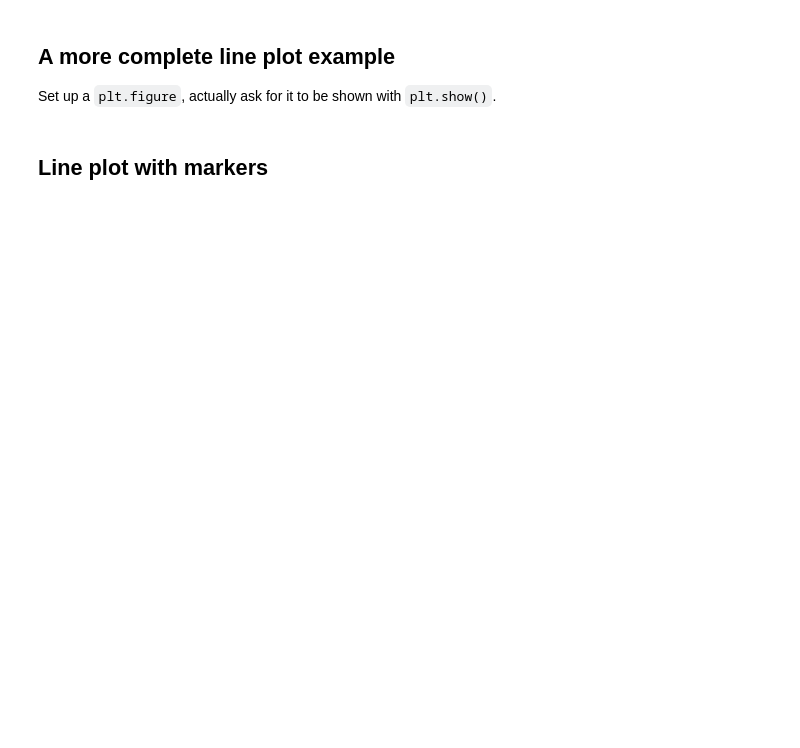
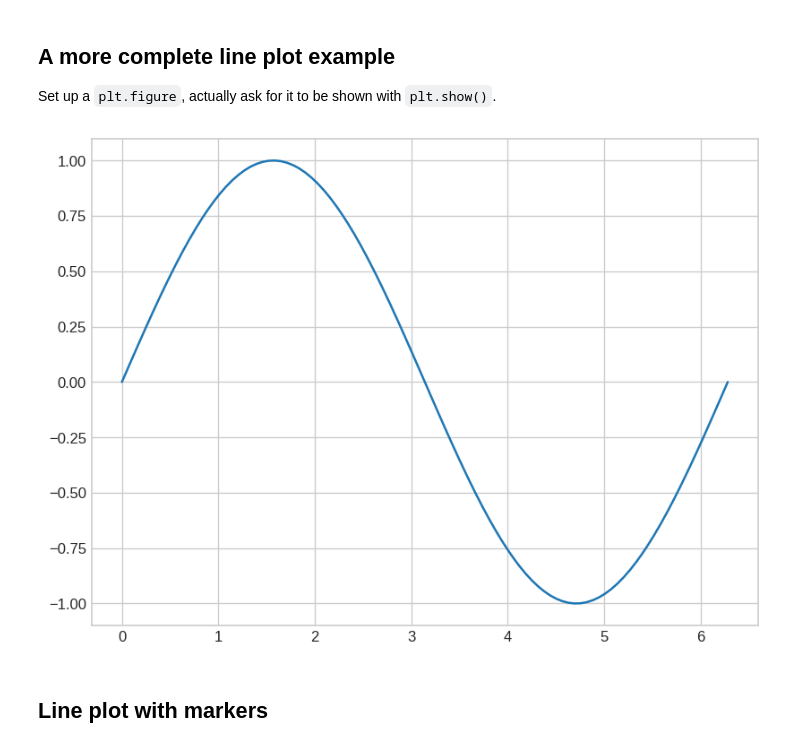
Before and after one commit to emilydumas/mcs275spring2023, a Jupyter notebook: samplecode/numpy/mpl_demo.ipynb, the cells around one changed output. Drawn from its saved outputs; the diff is of its cells as text; code cells hidden in the pictures; blank space fills up the shorter version.

```diff
--- a/samplecode/numpy/mpl_demo.ipynb
+++ b/samplecode/numpy/mpl_demo.ipynb
@@ -27,5 +64,16 @@ Matplotlib and numpy are pre-installed in the [Google Colab](https://colab.resea
 ## A more complete line plot example
 
 Set up a `plt.figure`, actually ask for it to be shown with `plt.show()`.
+# %%
+x = np.linspace(0,2*np.pi,100) # 100 evenly spaced values in interval 0 to 2pi
+y = np.sin(x)
+
+plt.figure(figsize=(8,6),dpi=120)  # Make figure; specify size (inches) and pixels per inch
+
+plt.plot(x,y)
+
+plt.show()  # Ask to see the figure (not strictly needed in notebook, required in a script)
+# %% [output]
+[figure, added]
 # %% [markdown]
 ## Line plot with markers
```
Also changed, not shown: parts of 39 cells of this notebook.
